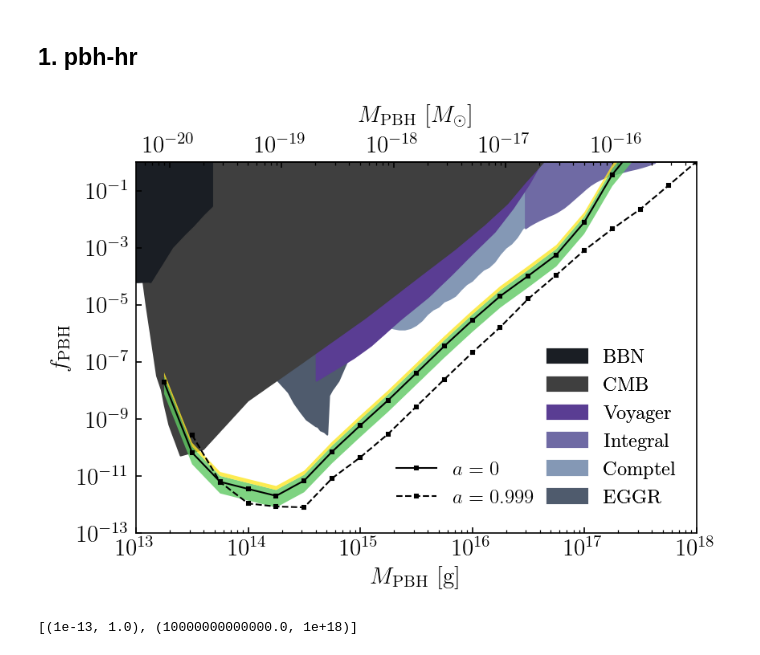
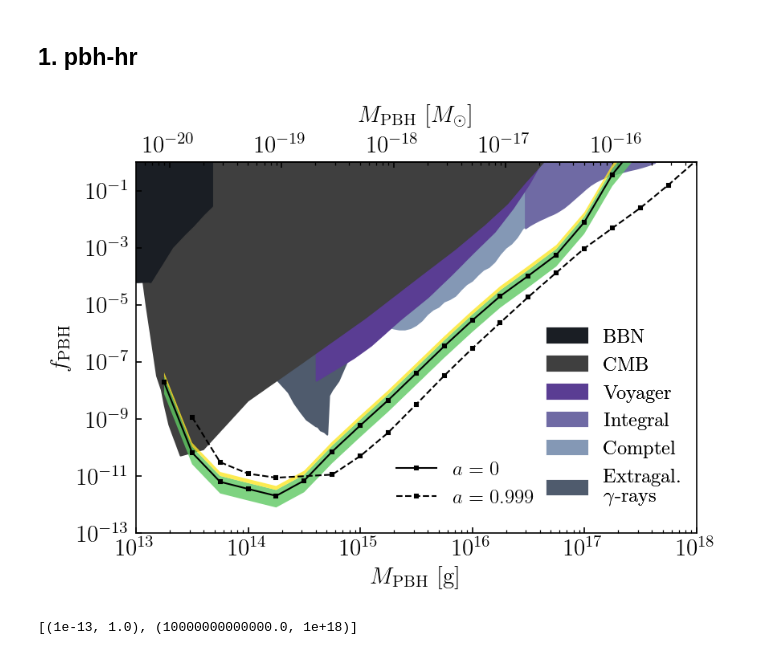
Before and after one commit to yitiansun/DM21cm, a Jupyter notebook: plotting/limits.ipynb, the cells around one changed output. Saved outputs shown, nothing was run; the diff lists cells and outputs as text; code cells hidden in the pictures.

```diff
--- a/plotting/limits.ipynb
+++ b/plotting/limits.ipynb
@@ -98,7 +98,7 @@ labels = {
     'EDGESevap-Mittal2021' : 'EDGES Mittal 2021',
     'EDGESevap-Saha2021' : 'EDGES Saha 2021',
     'CMB': 'CMB',
-    'EGGR': 'EGGR',
+    'EGGR': 'Extragal.\n' + r'$\gamma$-rays',
     'GGR': 'GGR',
     'BBN': 'BBN',
 }
@@ -125,8 +125,8 @@ forecast = False
 
 fig, ax = plt.subplots(1, 1, figsize=(6, 4))
 
-plot_limits(ax, 'pbhhr-a0.000-250808', label=r'$a=0$')
-plot_limits(ax, 'pbhhr-a0.999-250808', marker='s', plot_sigma=False, label=r'$a=0.999$', ls='--')
+plot_limits(ax, 'pbhhr-a0.000-250909', label=r'$a=0$')
+plot_limits(ax, 'pbhhr-a0.999-250909', marker='s', plot_sigma=False, label=r'$a=0.999$', ls='--')
 
 # existing limits
 f_max = 1e10
@@ -141,34 +141,34 @@ if forecast:
         ims.append(ax.plot(data[n]['m'], data[n]['f'], lw=1, label=labels[n], ls='--', color=colors[n], zorder=zorders[n]))
 if extras:
     for n in plot_names['extras']:
         ims.append(ax.plot(data[n]['m'], data[n]['f'], lw=1, label=n, zorder=10))
 
 ax.set(xscale='log', yscale='log')
 ax.set(xlabel=r'$M_\mathrm{PBH}$ [g]', ylabel=r'$f_\mathrm{PBH}$')
 ax.set(ylim=(1e-13, 1e0), xlim=(1e13, 1e18))
 
 handles, handle_labels = plt.gca().get_legend_handles_labels()
 if edges:
     order = [2, 0, 3, 1, 4, 5, 6, 7]
     ax.legend([handles[idx] for idx in order], [handle_labels[idx] for idx in order], loc='lower right', frameon=False, fontsize=10)
 else:
     i1_s = [0, 1]
     i2_s = [7, 5, 2, 4, 3, 6]
     hl1 = [handles[i] for i in i1_s], [handle_labels[i] for i in i1_s]
     hl2 = [handles[i] for i in i2_s], [handle_labels[i] for i in i2_s]
     # hl3 = [handles[i] for i in i3_s], [handle_labels[i] for i in i3_s]
     ax.add_artist(ax.legend(*hl1, loc=(0.45, 0.05), frameon=False))
     ax.add_artist(ax.legend(*hl2, loc=(0.72, 0.05), frameon=False))
     # ax.add_artist(ax.legend(*hl3, loc=(0.7, 0.1), frameon=False))
 
 grams_to_solmass = lambda x: (x * u.g).to(u.solMass).value
 solmass_to_grams = lambda x: (x * u.solMass).to(u.g).value
 ax2 = ax.secondary_xaxis(location='top', functions=(grams_to_solmass, solmass_to_grams))
 ax2.set_xlabel(r'$M_\mathrm{PBH}$ [$M_\odot$]', labelpad=8)
 
 fig.savefig('paper2/pbhhr-limits.pdf', bbox_inches='tight')
 # %% [output]
-[figure, old version]
+[figure, new version]
 # %%
 # comparison
 fig, ax = plt.subplots(1, 1, figsize=(6, 4))
```
Also changed, not shown: parts of 1 cell of this notebook, 5 other files.
